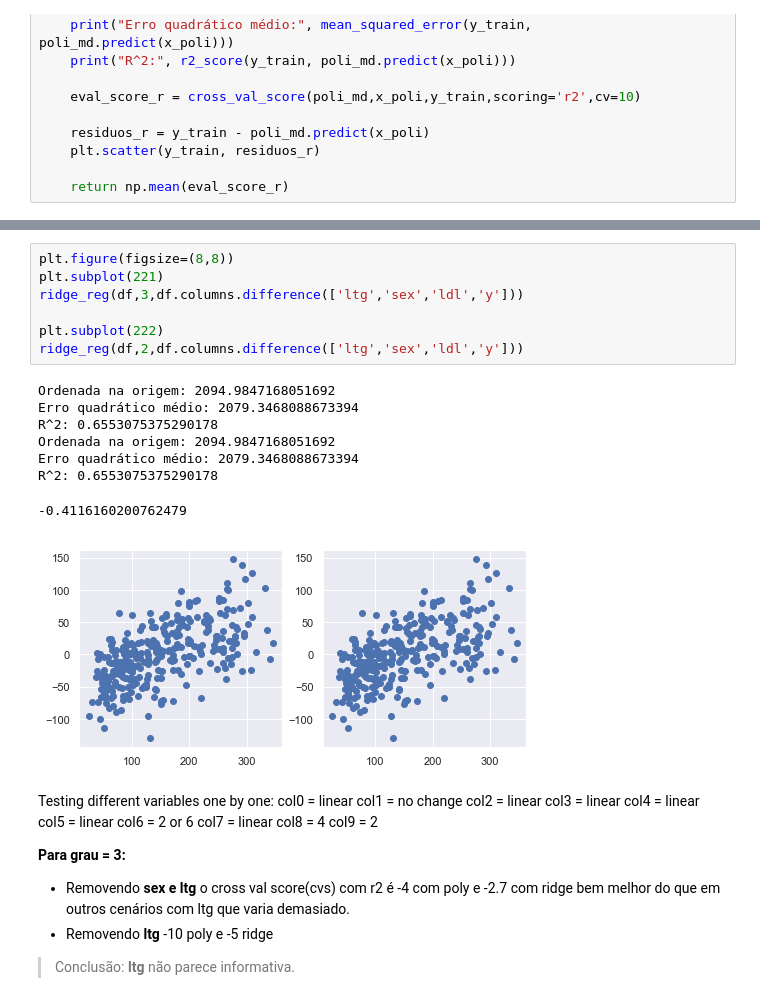
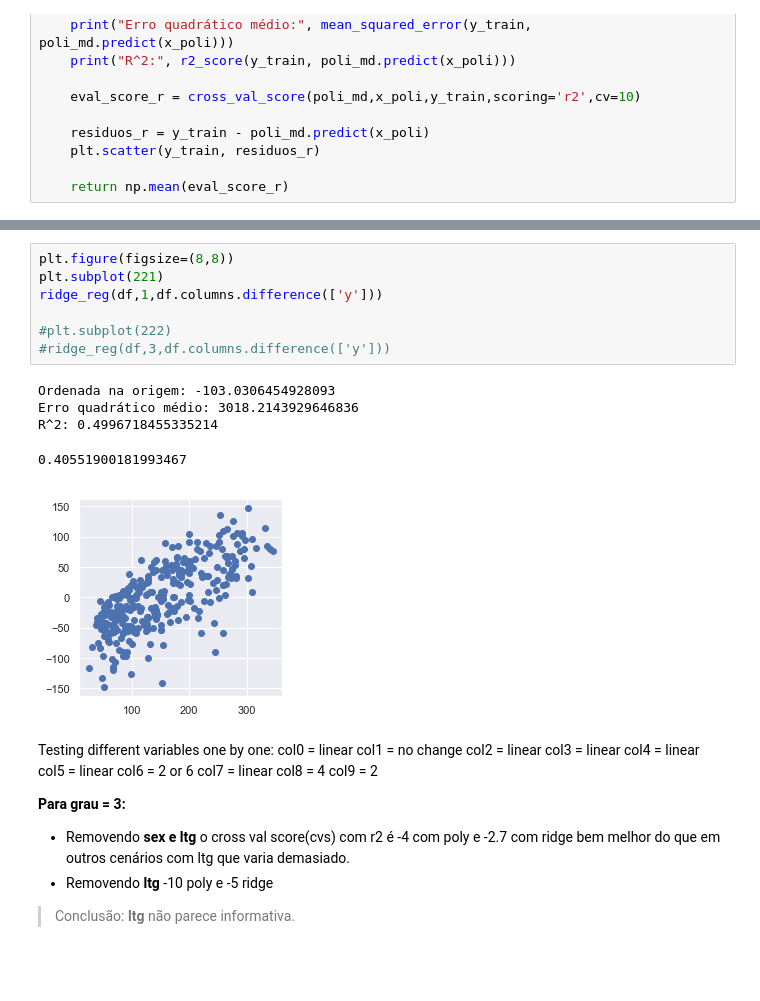
Before and after one commit to prbronze/MCZA015-13, a Jupyter notebook: Diabetes and Regression.ipynb, the cells around one changed output, grey strips where cells are left out. Cells and saved outputs as stored; diff of their text form; blank space fills up the shorter version.

```diff
--- a/Diabetes and Regression.ipynb
+++ b/Diabetes and Regression.ipynb
@@ -190,19 +180,16 @@ R^2: 0.6635670147468251
 # %%
 plt.figure(figsize=(8,8))
 plt.subplot(221)
-ridge_reg(df,3,df.columns.difference(['ltg','sex','ldl','y']))
+ridge_reg(df,1,df.columns.difference(['y']))
 
-plt.subplot(222)
-ridge_reg(df,2,df.columns.difference(['ltg','sex','ldl','y']))
+#plt.subplot(222)
+#ridge_reg(df,3,df.columns.difference(['y']))
 # %% [output]
-Ordenada na origem: 2094.9847168051692
-Erro quadrático médio: 2079.3468088673394
-R^2: 0.6553075375290178
-Ordenada na origem: 2094.9847168051692
-Erro quadrático médio: 2079.3468088673394
-R^2: 0.6553075375290178
+Ordenada na origem: -103.0306454928093
+Erro quadrático médio: 3018.2143929646836
+R^2: 0.4996718455335214
--0.4116160200762479
+0.40551900181993467
-[figure, old version]
+[figure, new version]
 # %% [markdown]
 Testing different variables one by one:
 col0 = linear
```
Also changed, not shown: parts of 8 cells of this notebook.
